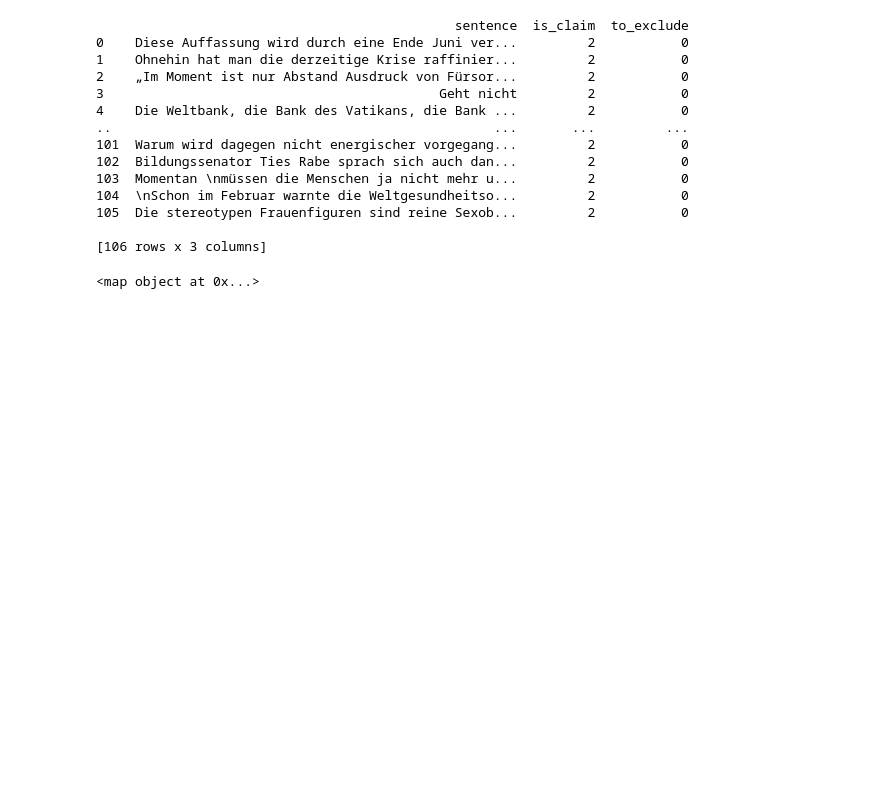
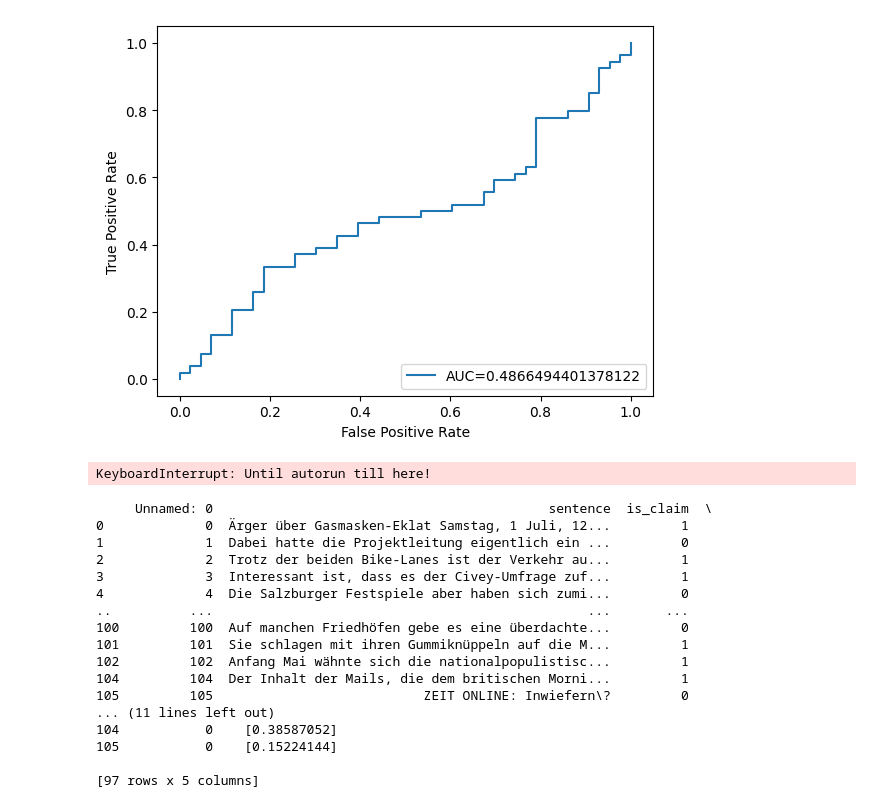
Before and after one commit to JaPilgrim/masterthesis, a Jupyter notebook: Master_Thesis/main_notebook.ipynb, the cells around one changed output. Cells and saved outputs as stored; diff of their text form; code cells hidden in the pictures; blank space fills up the shorter version.

```diff
--- a/Master_Thesis/main_notebook.ipynb
+++ b/Master_Thesis/main_notebook.ipynb
@@ -37,0 +58,5 @@ df_annotate=df_annotate[['sentence','is_claim','to_exclude']]
+# %%
+tokenizer=TokenizerClass()
+claim_extract=SentenceClassifier(tokenizer_class=tokenizer)
+claim_extract.preprocess_train_val(df)
+claim_extract.train_model()
@@ -37,0 +81,4 @@ df_annotate=df_annotate[['sentence','is_claim','to_exclude']]
+# %%
+annotated=pd.read_csv('FullAnnotated1.csv',sep=';',dtype={'sentence':'str'})
+annotated=annotated[annotated['to_exclude']==0]
+annotated['prediction']=claim_extract.predict_target(annotated['sentence'])
@@ -38,21 +87,35 @@ df_annotate=df_annotate[['sentence','is_claim','to_exclude']]
+# %%
+fpr, tpr, _ = metrics.roc_curve(annotated['is_claim'],  annotated['prediction'])
+auc = metrics.roc_auc_score(annotated['is_claim'],  annotated['prediction'])
+#create ROC curve
+plt.plot(fpr,tpr,label="AUC="+str(auc))
+plt.ylabel('True Positive Rate')
+plt.xlabel('False Positive Rate')
+plt.legend(loc=4)
+plt.show()
+# %% [output]
+[figure, added]
+# %%
+raise KeyboardInterrupt("Until autorun till here!")
+# %% [output]
+KeyboardInterrupt: Until autorun till here!
 # %%
-print(df_annotate)
+print(annotated)
 # %% [output]
-                                              sentence  is_claim  to_exclude
-0    Diese Auffassung wird durch eine Ende Juni ver...         2           0
-1    Ohnehin hat man die derzeitige Krise raffinier...         2           0
-2    „Im Moment ist nur Abstand Ausdruck von Fürsor...         2           0
-3                                           Geht nicht         2           0
-4    Die Weltbank, die Bank des Vatikans, die Bank ...         2           0
-..                                                 ...       ...         ...
-101  Warum wird dagegen nicht energischer vorgegang...         2           0
-102  Bildungssenator Ties Rabe sprach sich auch dan...         2           0
-103  Momentan \nmüssen die Menschen ja nicht mehr u...         2           0
-104  \nSchon im Februar warnte die Weltgesundheitso...         2           0
-105  Die stereotypen Frauenfiguren sind reine Sexob...         2           0
+     Unnamed: 0                                           sentence  is_claim  \
+0             0  Ärger über Gasmasken-Eklat Samstag, 1 Juli, 12...         1
+1             1  Dabei hatte die Projektleitung eigentlich ein ...         0
+2             2  Trotz der beiden Bike-Lanes ist der Verkehr au...         1
+3             3  Interessant ist, dass es der Civey-Umfrage zuf...         1
+4             4  Die Salzburger Festspiele aber haben sich zumi...         0
+..          ...                                                ...       ...
+100         100  Auf manchen Friedhöfen gebe es eine überdachte...         0
+101         101  Sie schlagen mit ihren Gummiknüppeln auf die M...         1
+102         102  Anfang Mai wähnte sich die nationalpopulistisc...         1
+104         104  Der Inhalt der Mails, die dem britischen Morni...         1
+105         105                           ZEIT ONLINE: Inwiefern\?         0
+... (11 lines left out)
+104           0    [0.38587052]
+105           0    [0.15224144]
 
-[106 rows x 3 columns]
+[97 rows x 5 columns]
-# %%
-print(total_sentence_list)
-# %% [output]
-<map object at 0x...>
```
Also changed, not shown: parts of 22 cells of this notebook, 6 other files.
